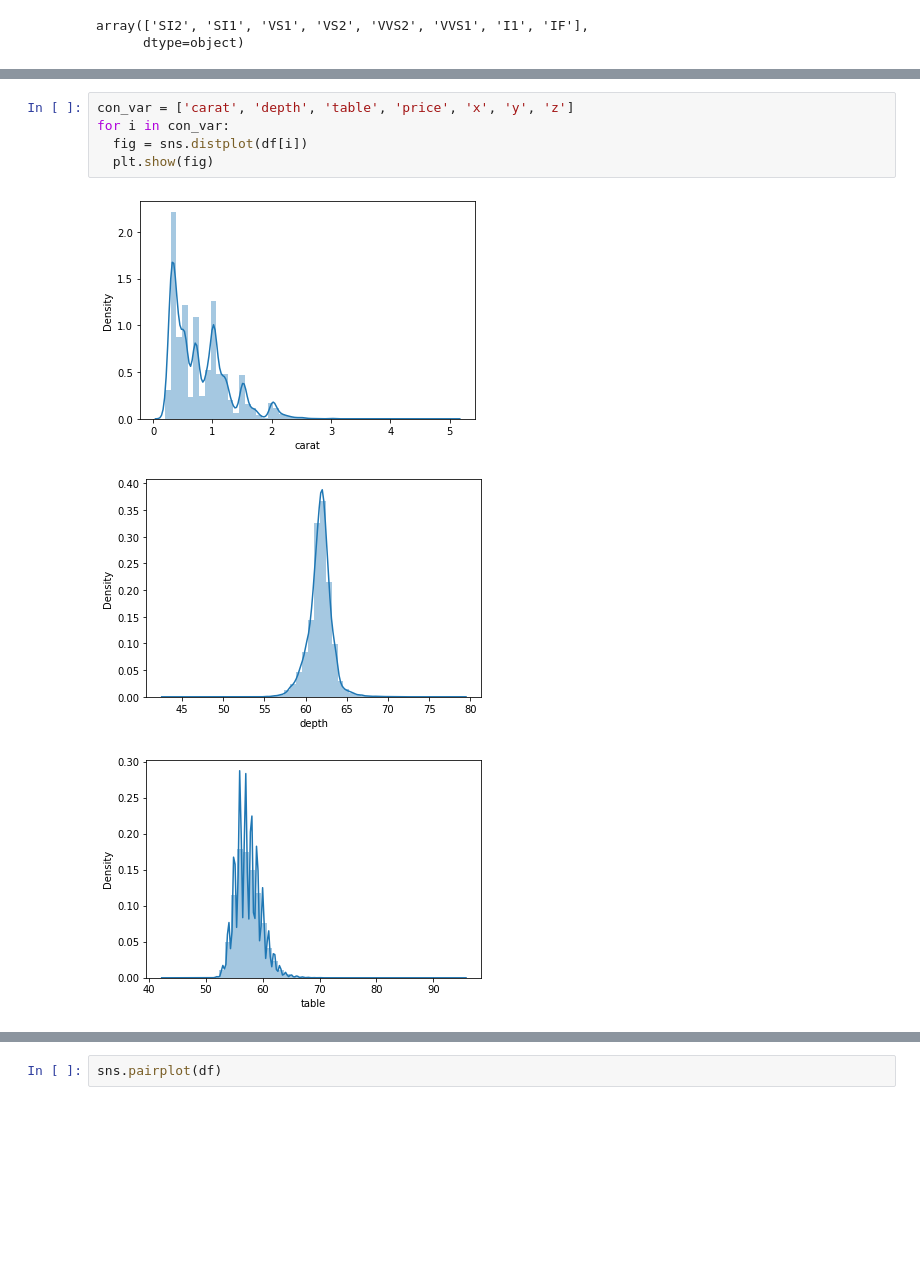
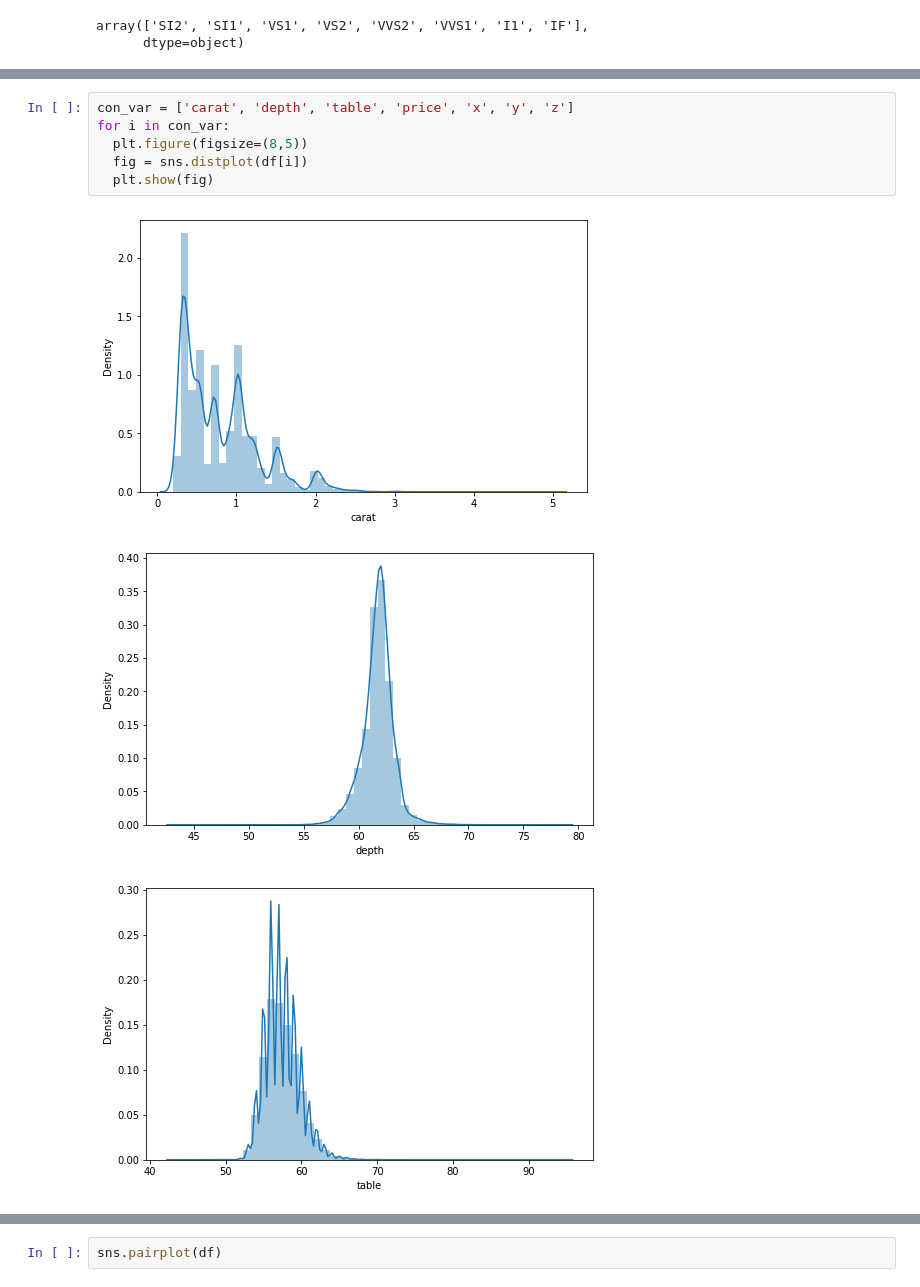
Before and after one commit to rsonar821/Diamond-Streamlit-Heroku-Deployment, a Jupyter notebook: Diamond_Price_Prediction.ipynb, the cells around one changed output, grey strips where cells are left out. Drawn from its saved outputs; the diff is of its cells as text; blank space fills up the shorter version.

```diff
--- a/Diamond_Price_Prediction.ipynb
+++ b/Diamond_Price_Prediction.ipynb
@@ -119,9 +147,10 @@ sns.countplot(df['color'])
 # %%
 con_var = ['carat', 'depth', 'table', 'price', 'x', 'y', 'z']
 for i in con_var:
+  plt.figure(figsize=(8,5))
   fig = sns.distplot(df[i])
   plt.show(fig)
 # %% [output]
-[figure, old version]
+[figure, new version]
-[figure, old version]
+[figure, new version]
-[figure, old version]
+[figure, new version]
```
Also changed, not shown: parts of 39 cells of this notebook.
